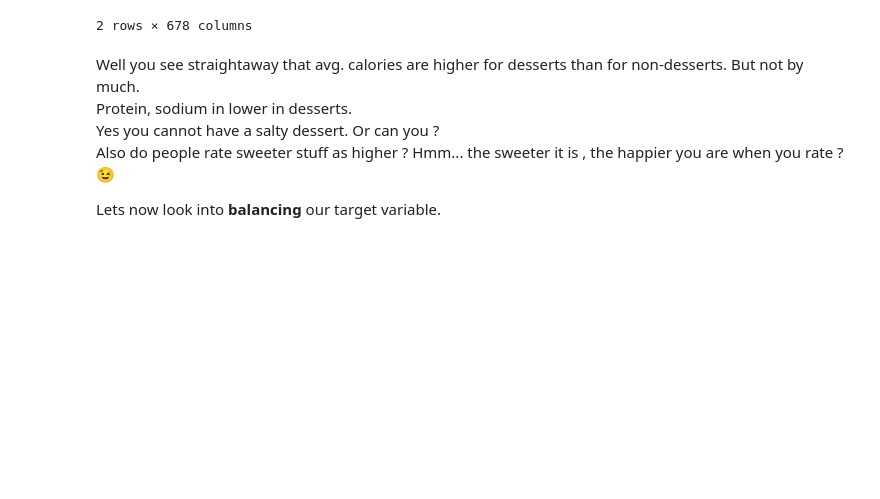
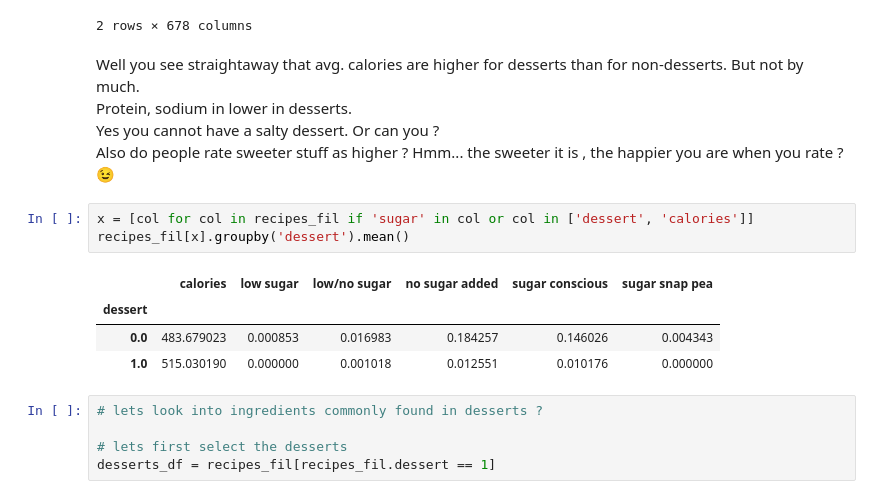
Before and after one commit to shwetapurushe/data-science-world, a Jupyter notebook: Projects/Recipes/Recipes_regression.ipynb, the cells around one changed output. Cells and saved outputs as stored; diff of their text form; blank space fills up the shorter version.

```diff
--- a/Projects/Recipes/Recipes_regression.ipynb
+++ b/Projects/Recipes/Recipes_regression.ipynb
@@ -110,7 +114,16 @@ Well you see straightaway that avg. calories are higher for desserts than for no
 Protein, sodium in lower in desserts.
 Yes you cannot have a salty dessert. Or can you ?
 Also do people rate sweeter stuff as higher ? Hmm... the sweeter it is , the happier you are when you rate ? 😉
-
-
-
-Lets now look into **balancing** our target variable.
+# %%
+x = [col for col in recipes_fil if 'sugar' in col or col in ['dessert', 'calories']]
+recipes_fil[x].groupby('dessert').mean()
+# %% [output]
+|  | calories | low sugar | low/no sugar | no sugar added | sugar conscious | sugar snap pea |
+| dessert |  |  |  |  |  |  |
+| 0.0 | 483.679023 | 0.000853 | 0.016983 | 0.184257 | 0.146026 | 0.004343 |
+| 1.0 | 515.030190 | 0.000000 | 0.001018 | 0.012551 | 0.010176 | 0.000000 |
+# %%
+# lets look into ingredients commonly found in desserts ?
+
+# lets first select the desserts
+desserts_df = recipes_fil[recipes_fil.dessert == 1]
```
Also changed, not shown: parts of 19 cells of this notebook.
